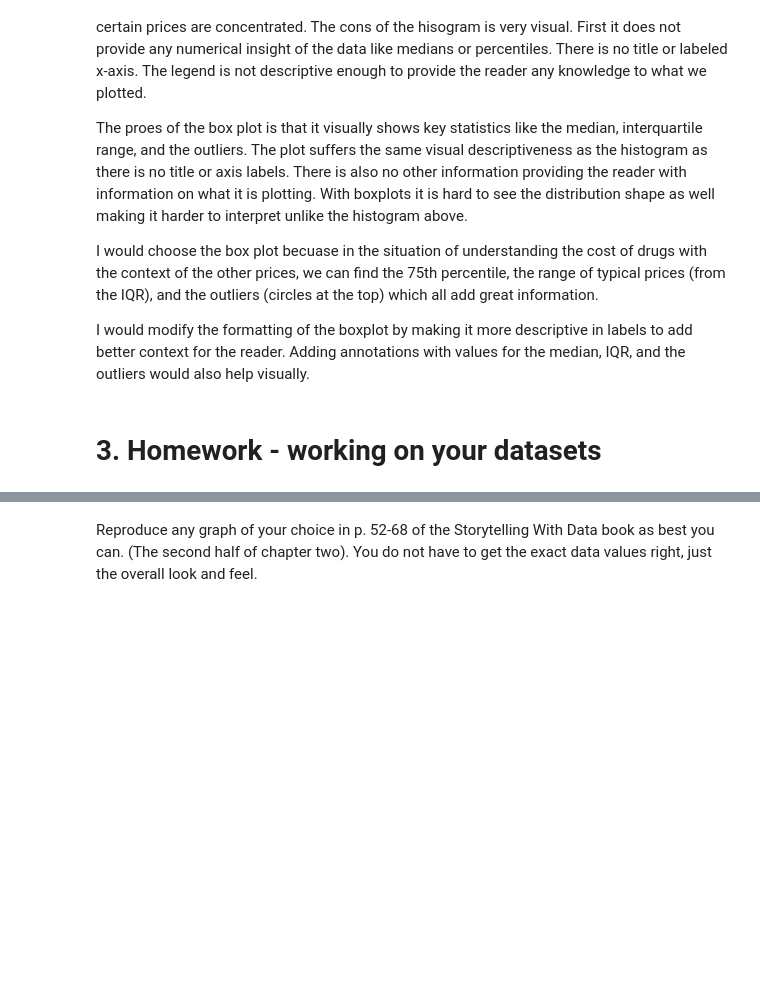
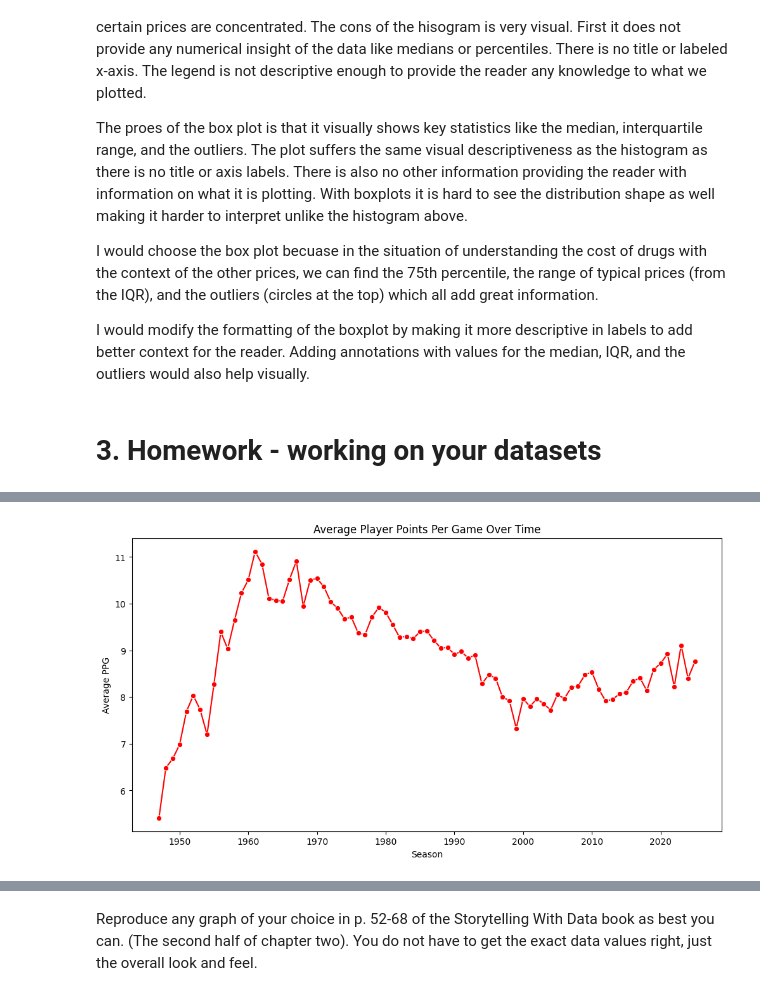
Before and after one commit to aydanmufti/2025-spring-B2, a Jupyter notebook: Week4.ipynb, the cells around one changed output, grey strips where cells are left out. Cells and saved outputs as stored; diff of their text form; code cells hidden in the pictures; blank space fills up the shorter version.

```diff
--- a/Week4.ipynb
+++ b/Week4.ipynb
@@ -76,0 +160,10 @@ import seaborn as sns
+# %%
+# Plot average points per season over time
+plt.figure(figsize=(12, 6))
+sns.lineplot(x=season_avg_pts.index, y=season_avg_pts.values, marker="o", color="red")
+plt.xlabel("Season")
+plt.ylabel("Average PPG")
+plt.title("Average Player Points Per Game Over Time")
+plt.show()
+# %% [output]
+[figure, added]
```
Also changed, not shown: parts of 24 cells of this notebook.
